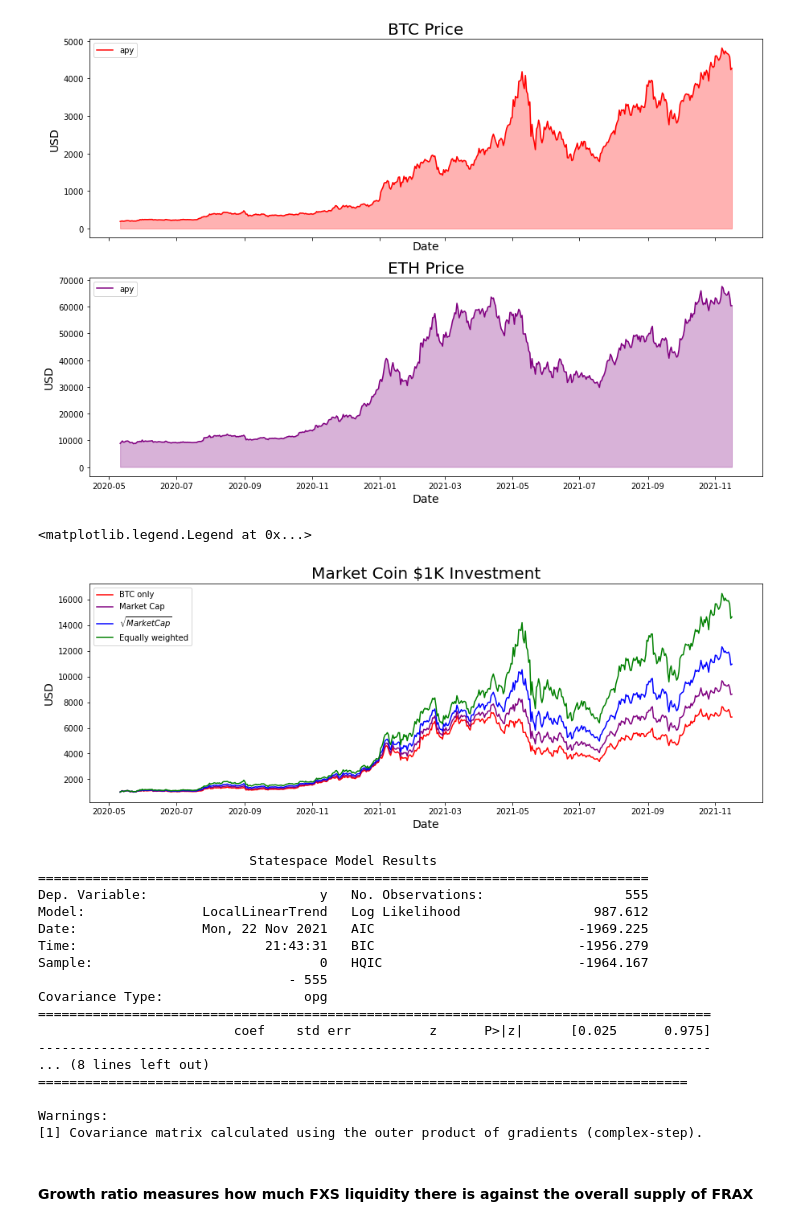
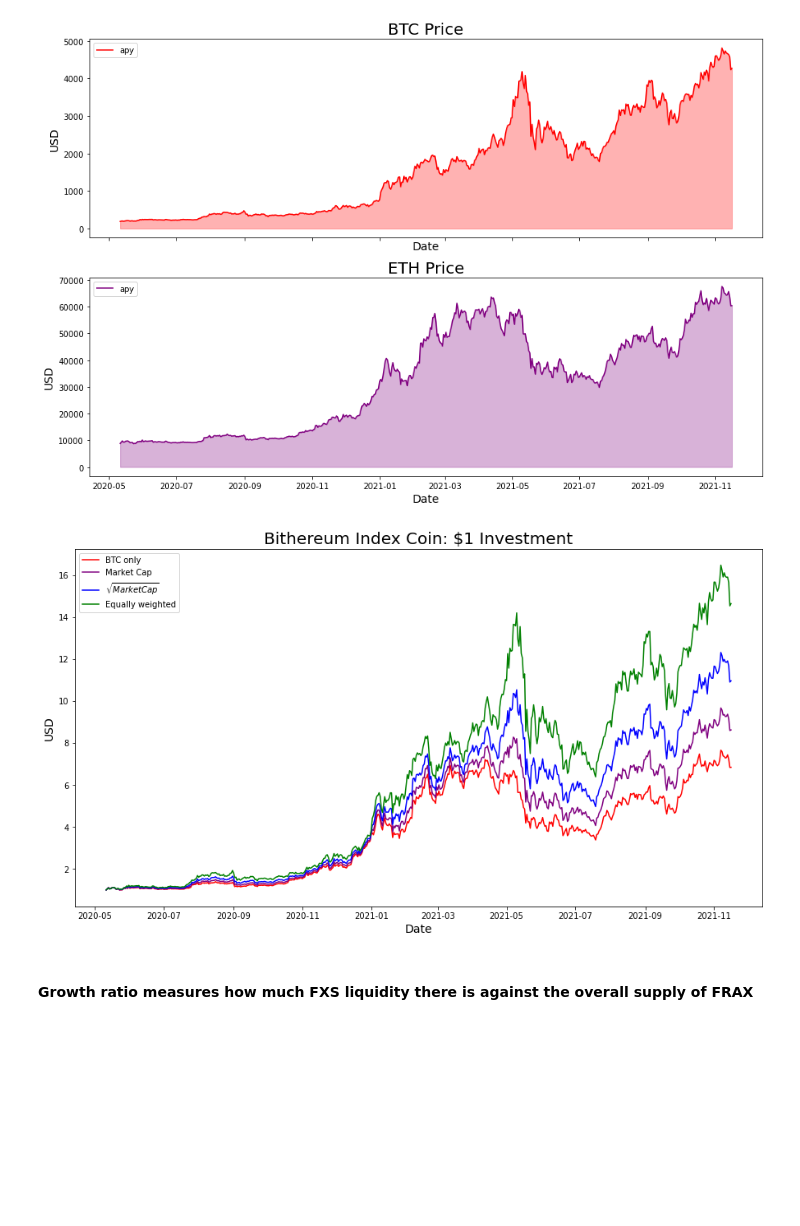
Before and after one commit to icmoore/dao_research, a Jupyter notebook: notebooks/charts.ipynb, the cells around one changed output. Drawn from its saved outputs; the diff is of its cells as text; code cells hidden in the pictures; blank space fills up the shorter version.

```diff
--- a/notebooks/charts.ipynb
+++ b/notebooks/charts.ipynb
@@ -486,37 +528,37 @@ eth_ax.legend()
 # %%
 #INVESTMENT*(ETH_MC_2020**0.5)/((COMB_SQRTMC_2020))
 # %%
-INVESTMENT = 1000
+INVESTMENT = 1
 
 NBTC = INVESTMENT/btc_price['close'].values[0]
 NETH = INVESTMENT/eth_price['close'].values[0]
 btc_investment = NBTC*btc_price['close'].values
 eth_investment = NETH*eth_price['close'].values
 
 # Market Cap Weighted
 NETH_MC = INVESTMENT*ETH_MC_2020/(COMB_MC_2020*eth_price['close'].values[0])
 NBTC_MC = INVESTMENT*BTC_MC_2020/(COMB_MC_2020*btc_price['close'].values[0])
 mc_investment = NBTC_MC*btc_price['close'].values + NETH_MC*eth_price['close'].values
 
 # SQRT Market Cap Weighted
 NETH_MC = INVESTMENT*(ETH_MC_2020**0.5)/((COMB_SQRTMC_2020)*eth_price['close'].values[0])
 NBTC_MC = INVESTMENT*(BTC_MC_2020**0.5)/((COMB_SQRTMC_2020)*btc_price['close'].values[0])
 sqrt_mc_investment = NBTC_MC*btc_price['close'].values + NETH_MC*eth_price['close'].values
 
 # 50/50 Weighted
 NETH_MC = INVESTMENT/(2*eth_price['close'].values[0])
 NBTC_MC = INVESTMENT/(2*btc_price['close'].values[0])
 hh_investment = NBTC_MC*btc_price['close'].values + NETH_MC*eth_price['close'].values
 
-fig = plt.figure(figsize=(15, 5))
+fig = plt.figure(figsize=(15, 8))
 plt.plot(dates, btc_investment, label='BTC only',color='red')
 plt.plot(dates, mc_investment, label='Market Cap',color='purple')
 plt.plot(dates, sqrt_mc_investment, label= '$\sqrt{Market Cap}$',color='blue')
 plt.plot(dates, hh_investment, label='Equally weighted',color='green')
 plt.xlabel('Date', fontsize=14)
 plt.ylabel('USD', fontsize=14)
-plt.title('Market Coin $1K Investment', fontsize=20)
+plt.title('Bithereum Index Coin: $1 Investment', fontsize=20)
 plt.legend()
+fig.savefig('../img/index_coin.png')
 # %% [output]
-<matplotlib.legend.Legend at 0x...>
-[figure, old version]
+[figure, new version]
@@ -572,34 +565,7 @@ class LocalLinearTrend(sm.tsa.statespace.MLEModel):
 # %%
 # Log transform
 X = np.array(range(len(sqrt_mc_investment))).reshape(-1,1)
-y = np.log(sqrt_mc_investment)
-
-# Setup the model
-mod = LocalLinearTrend(y)
-
-# Fit it using MLE (recall that we are fitting the three variance parameters)
-res = mod.fit(disp=False)
-print(res.summary())
-
-predict = res.get_prediction()
+y = sqrt_mc_investment
-# %% [output]
-                           Statespace Model Results
-==============================================================================
-Dep. Variable:                      y   No. Observations:                  555
-Model:               LocalLinearTrend   Log Likelihood                 987.612
-Date:                Mon, 22 Nov 2021   AIC                          -1969.225
-Time:                        21:43:31   BIC                          -1956.279
-Sample:                             0   HQIC                         -1964.167
-                                - 555
-Covariance Type:                  opg
-======================================================================================
-                         coef    std err          z      P>|z|      [0.025      0.975]
---------------------------------------------------------------------------------------
-... (8 lines left out)
-===================================================================================
-
-Warnings:
-[1] Covariance matrix calculated using the outer product of gradients (complex-step).
 # %% [markdown]
 #### Growth ratio measures how much FXS liquidity there is against the overall supply of FRAX
 # %%
```
Also changed, not shown: parts of 34 cells of this notebook, 17 other files.
